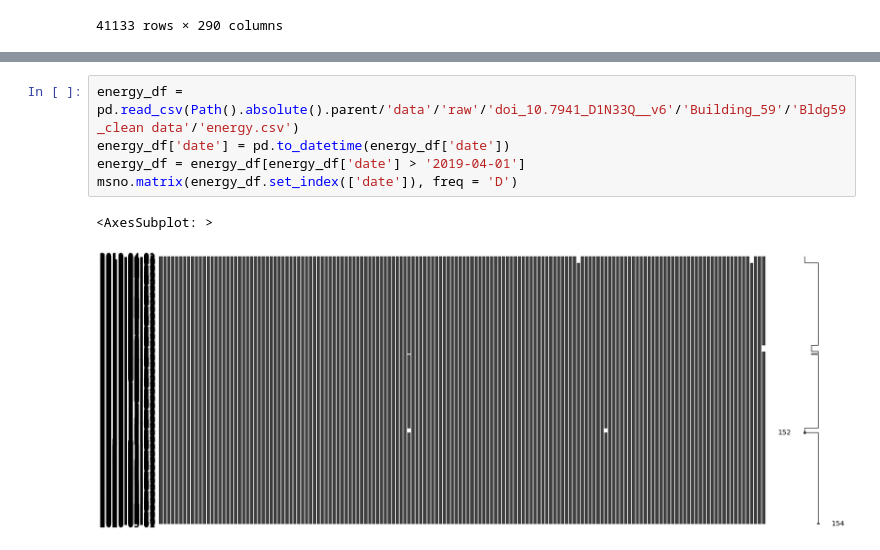
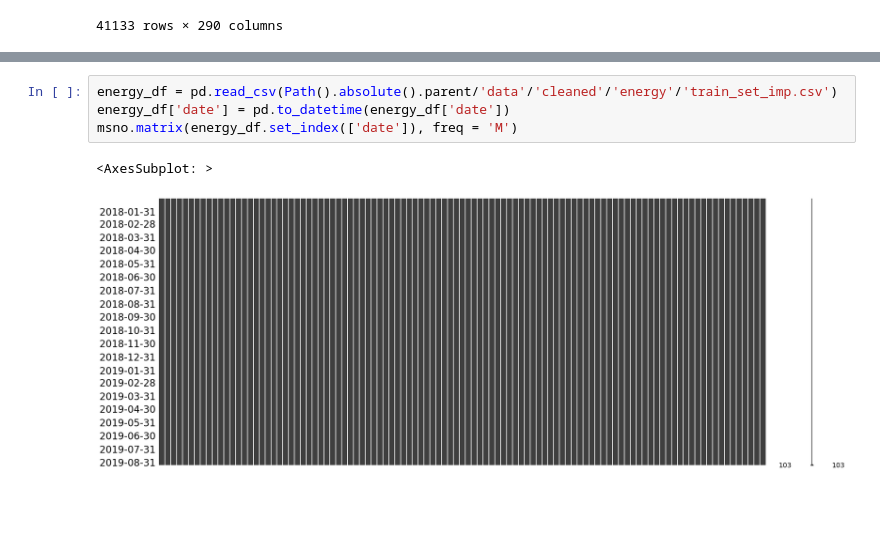
Before and after one commit to cardef/HVAC_Control, a Jupyter notebook: src/a.ipynb, the cells around one changed output, grey strips where cells are left out. Drawn from its saved outputs; the diff is of its cells as text; blank space fills up the shorter version.

```diff
--- a/src/a.ipynb
+++ b/src/a.ipynb
@@ -38,8 +54,7 @@ msno.matrix(energy_df.set_index(['date']), freq = 'M')
 # %%
-energy_df = pd.read_csv(Path().absolute().parent/'data'/'raw'/'doi_10.7941_D1N33Q__v6'/'Building_59'/'Bldg59_clean data'/'energy.csv')
+energy_df = pd.read_csv(Path().absolute().parent/'data'/'cleaned'/'energy'/'train_set_imp.csv')
 energy_df['date'] = pd.to_datetime(energy_df['date'])
-energy_df = energy_df[energy_df['date'] > '2019-04-01']
-msno.matrix(energy_df.set_index(['date']), freq = 'D')
+msno.matrix(energy_df.set_index(['date']), freq = 'M')
 # %% [output]
 <AxesSubplot: >
-[figure, old version]
+[figure, new version]
```
Also changed, not shown: parts of 5 cells of this notebook, 10 other files.
